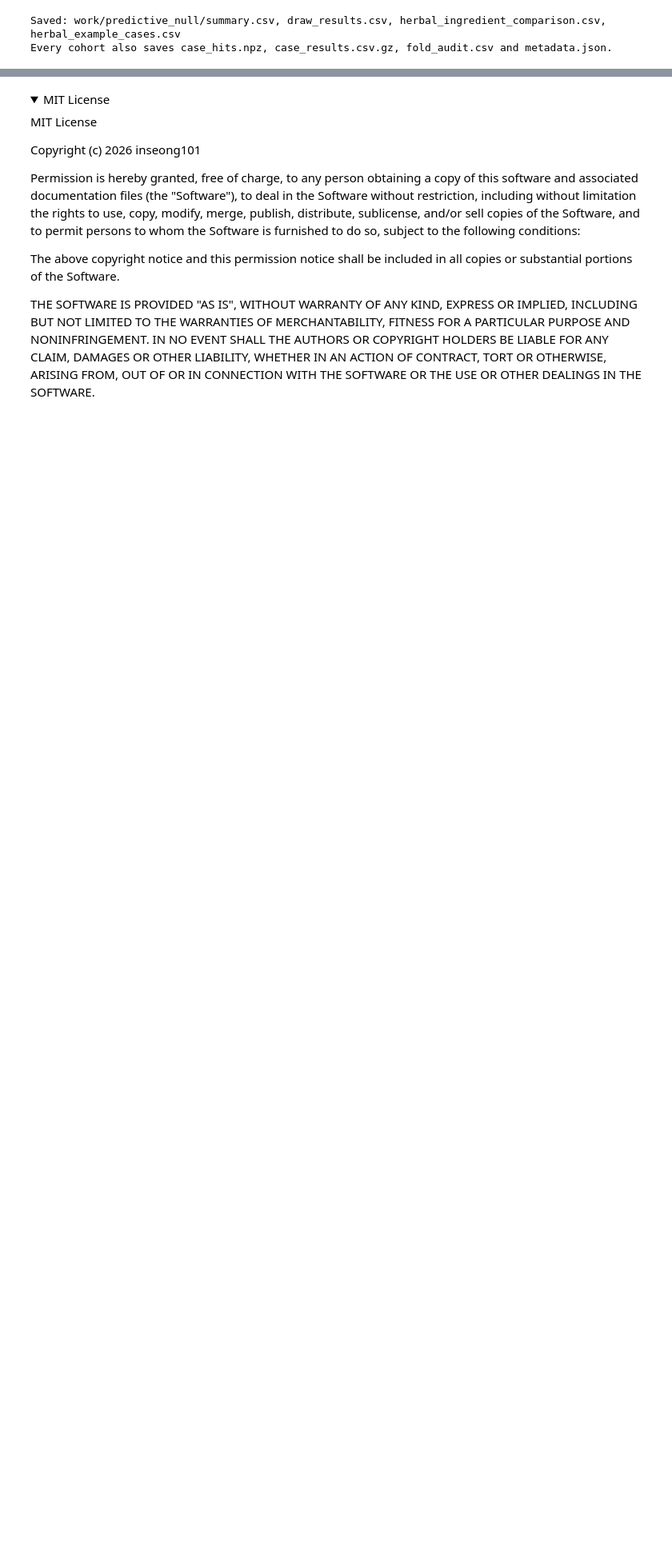
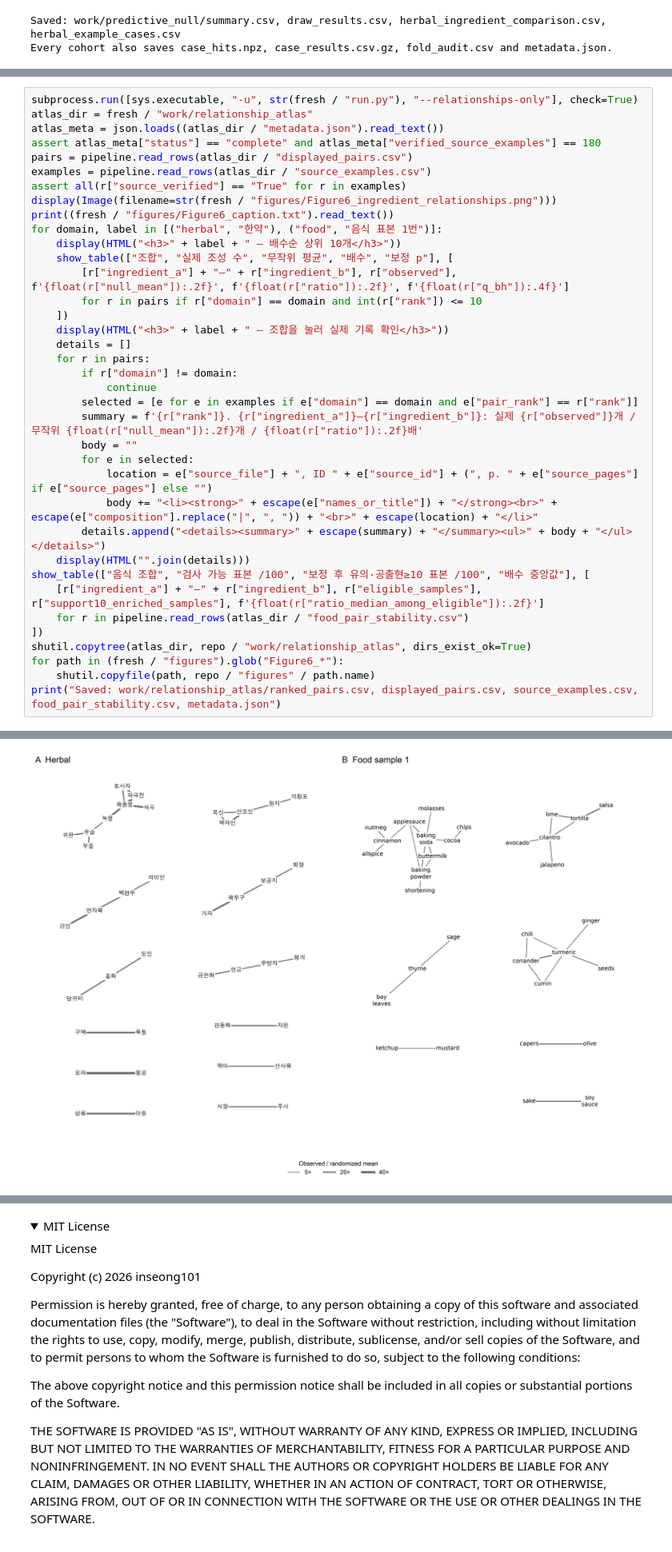
Before and after one commit to inseong101/HerbalFormulaCompletion, a Jupyter notebook: Colab.ipynb, the cells around one changed output, grey strips where cells are left out. Shown at 80% size. Cells and saved outputs as stored; diff of their text form; folded sections open; blank space fills up the shorter version.

Commit message:
Add Curveball ratio maps with verified source examples

```diff
--- a/Colab.ipynb
+++ b/Colab.ipynb
@@ -608,0 +640,38 @@ Every cohort also saves case_hits.npz, case_results.csv.gz, fold_audit.csv and m
+# %%
+subprocess.run([sys.executable, "-u", str(fresh / "run.py"), "--relationships-only"], check=True)
+atlas_dir = fresh / "work/relationship_atlas"
+atlas_meta = json.loads((atlas_dir / "metadata.json").read_text())
+assert atlas_meta["status"] == "complete" and atlas_meta["verified_source_examples"] == 180
+pairs = pipeline.read_rows(atlas_dir / "displayed_pairs.csv")
+examples = pipeline.read_rows(atlas_dir / "source_examples.csv")
+assert all(r["source_verified"] == "True" for r in examples)
+display(Image(filename=str(fresh / "figures/Figure6_ingredient_relationships.png")))
+print((fresh / "figures/Figure6_caption.txt").read_text())
+for domain, label in [("herbal", "한약"), ("food", "음식 표본 1번")]:
+    display(HTML("<h3>" + label + " — 배수순 상위 10개</h3>"))
+    show_table(["조합", "실제 조성 수", "무작위 평균", "배수", "보정 p"], [
+        [r["ingredient_a"] + "–" + r["ingredient_b"], r["observed"], f'{float(r["null_mean"]):.2f}', f'{float(r["ratio"]):.2f}', f'{float(r["q_bh"]):.4f}']
+        for r in pairs if r["domain"] == domain and int(r["rank"]) <= 10
+    ])
+    display(HTML("<h3>" + label + " — 조합을 눌러 실제 기록 확인</h3>"))
+    details = []
+    for r in pairs:
+        if r["domain"] != domain:
+            continue
+        selected = [e for e in examples if e["domain"] == domain and e["pair_rank"] == r["rank"]]
+        summary = f'{r["rank"]}. {r["ingredient_a"]}–{r["ingredient_b"]}: 실제 {r["observed"]}개 / 무작위 {float(r["null_mean"]):.2f}개 / {float(r["ratio"]):.2f}배'
+        body = ""
+        for e in selected:
+            location = e["source_file"] + ", ID " + e["source_id"] + (", p. " + e["source_pages"] if e["source_pages"] else "")
+            body += "<li><strong>" + escape(e["names_or_title"]) + "</strong><br>" + escape(e["composition"].replace("|", ", ")) + "<br>" + escape(location) + "</li>"
+        details.append("<details><summary>" + escape(summary) + "</summary><ul>" + body + "</ul></details>")
+    display(HTML("".join(details)))
+show_table(["음식 조합", "검사 가능 표본 /100", "보정 후 유의·공출현≥10 표본 /100", "배수 중앙값"], [
+    [r["ingredient_a"] + "–" + r["ingredient_b"], r["eligible_samples"], r["support10_enriched_samples"], f'{float(r["ratio_median_among_eligible"]):.2f}']
+    for r in pipeline.read_rows(atlas_dir / "food_pair_stability.csv")
+])
+shutil.copytree(atlas_dir, repo / "work/relationship_atlas", dirs_exist_ok=True)
+for path in (fresh / "figures").glob("Figure6_*"):
+    shutil.copyfile(path, repo / "figures" / path.name)
+print("Saved: work/relationship_atlas/ranked_pairs.csv, displayed_pairs.csv, source_examples.csv, food_pair_stability.csv, metadata.json")
+# %% [output]
@@ -608,0 +679 @@ Every cohort also saves case_hits.npz, case_results.csv.gz, fold_audit.csv and m
+[figure, added]
```
Also changed, not shown: parts of 5 cells of this notebook, 11 other files.
